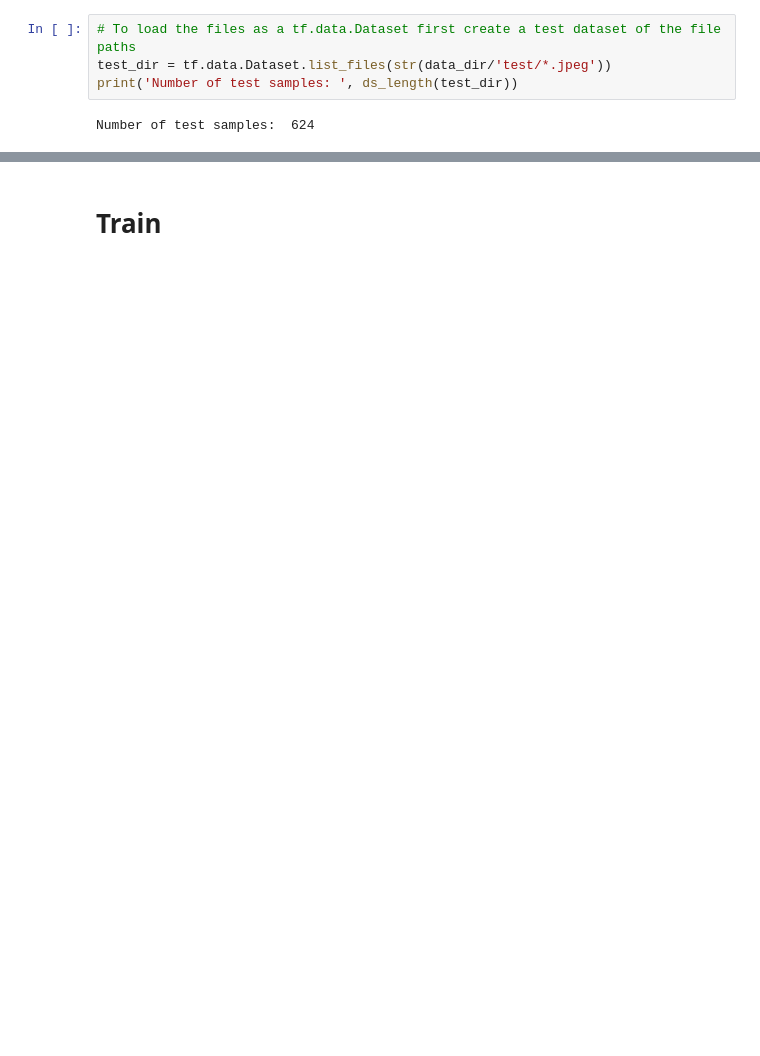
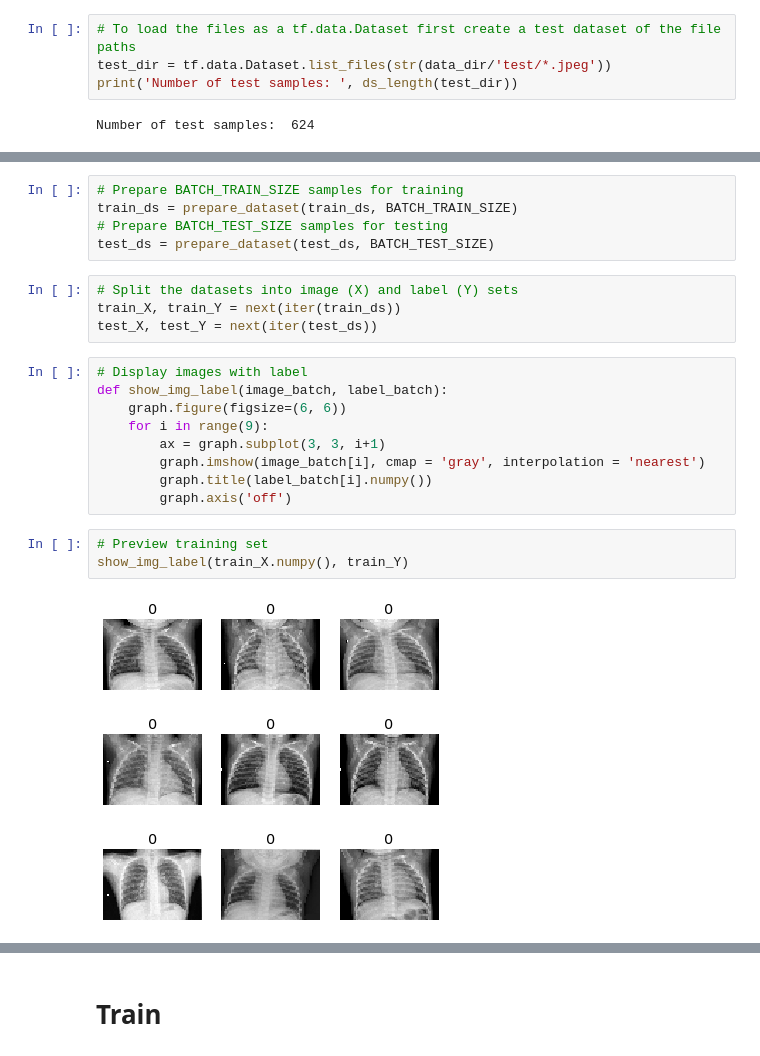
Before and after one commit to datvienhuynh/pneumonia-predicting, a Jupyter notebook: pneumonia-predicting-cnn.ipynb, the cells around one changed output, grey strips where cells are left out. Saved outputs shown, nothing was run; the diff lists cells and outputs as text; blank space fills up the shorter version.

```diff
--- a/pneumonia-predicting-cnn.ipynb
+++ b/pneumonia-predicting-cnn.ipynb
@@ -341,0 +273,23 @@ model.compile(loss='categorical_crossentropy', optimizer='Adam', metrics=['accur
+# %%
+# Prepare BATCH_TRAIN_SIZE samples for training
+train_ds = prepare_dataset(train_ds, BATCH_TRAIN_SIZE)
+# Prepare BATCH_TEST_SIZE samples for testing
+test_ds = prepare_dataset(test_ds, BATCH_TEST_SIZE)
+# %%
+# Split the datasets into image (X) and label (Y) sets
+train_X, train_Y = next(iter(train_ds))
+test_X, test_Y = next(iter(test_ds))
+# %%
+# Display images with label
+def show_img_label(image_batch, label_batch):
+    graph.figure(figsize=(6, 6))
+    for i in range(9):
+        ax = graph.subplot(3, 3, i+1)
+        graph.imshow(image_batch[i], cmap = 'gray', interpolation = 'nearest')
+        graph.title(label_batch[i].numpy())
+        graph.axis('off')
+# %%
+# Preview training set
+show_img_label(train_X.numpy(), train_Y)
+# %% [output]
+[figure, added]
```
Also changed, not shown: parts of 89 cells of this notebook.
